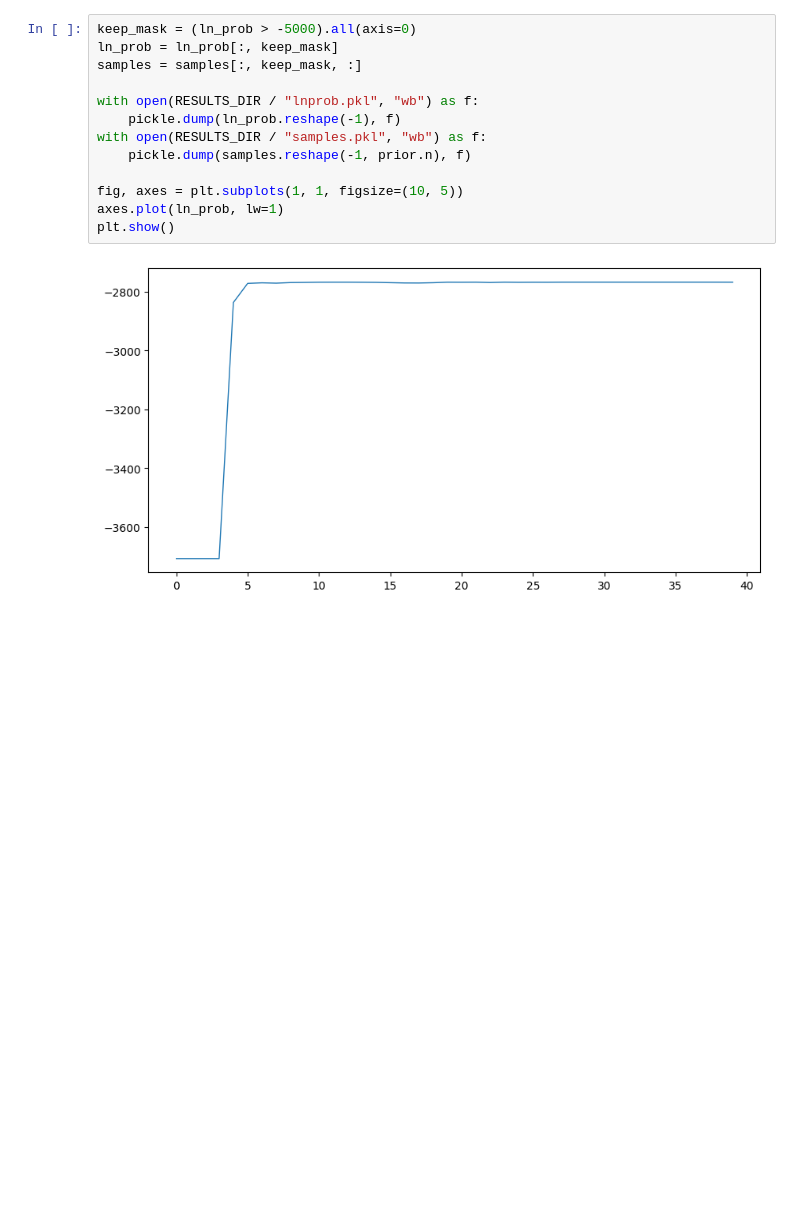
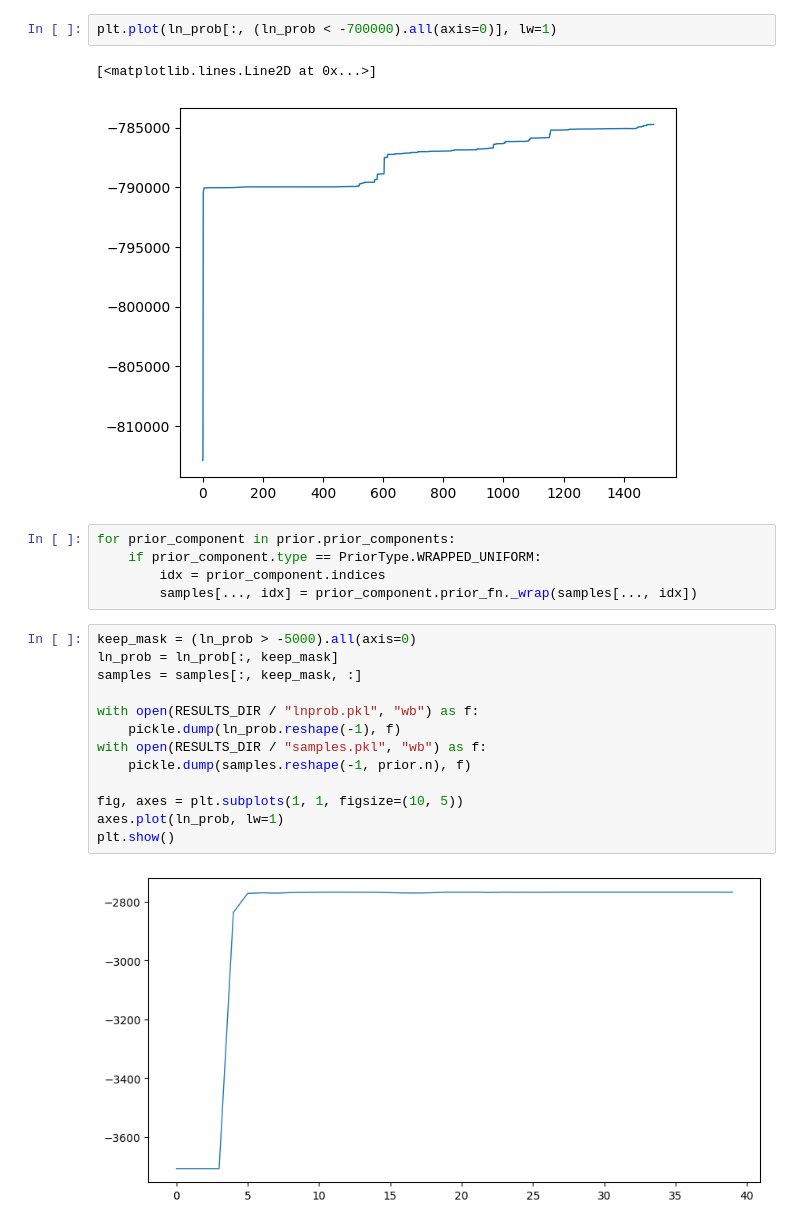
Before and after one commit to auggiemarignier/icanisddr, a Jupyter notebook: experiments/bulkic/notebooks/analyse_samples.ipynb, the cells around one changed output. Drawn from its saved outputs; the diff is of its cells as text; blank space fills up the shorter version.

```diff
--- a/experiments/bulkic/notebooks/analyse_samples.ipynb
+++ b/experiments/bulkic/notebooks/analyse_samples.ipynb
@@ -53,3 +54,13 @@ plt.show()
+# %%
+plt.plot(ln_prob[:, (ln_prob < -700000).all(axis=0)], lw=1)
+# %% [output]
+[<matplotlib.lines.Line2D at 0x...>]
+[figure, added]
+# %%
+for prior_component in prior.prior_components:
+    if prior_component.type == PriorType.WRAPPED_UNIFORM:
+        idx = prior_component.indices
+        samples[..., idx] = prior_component.prior_fn._wrap(samples[..., idx])
 # %%
 keep_mask = (ln_prob > -5000).all(axis=0)
 ln_prob = ln_prob[:, keep_mask]
```
Also changed, not shown: parts of 6 cells of this notebook, 27 other files.
